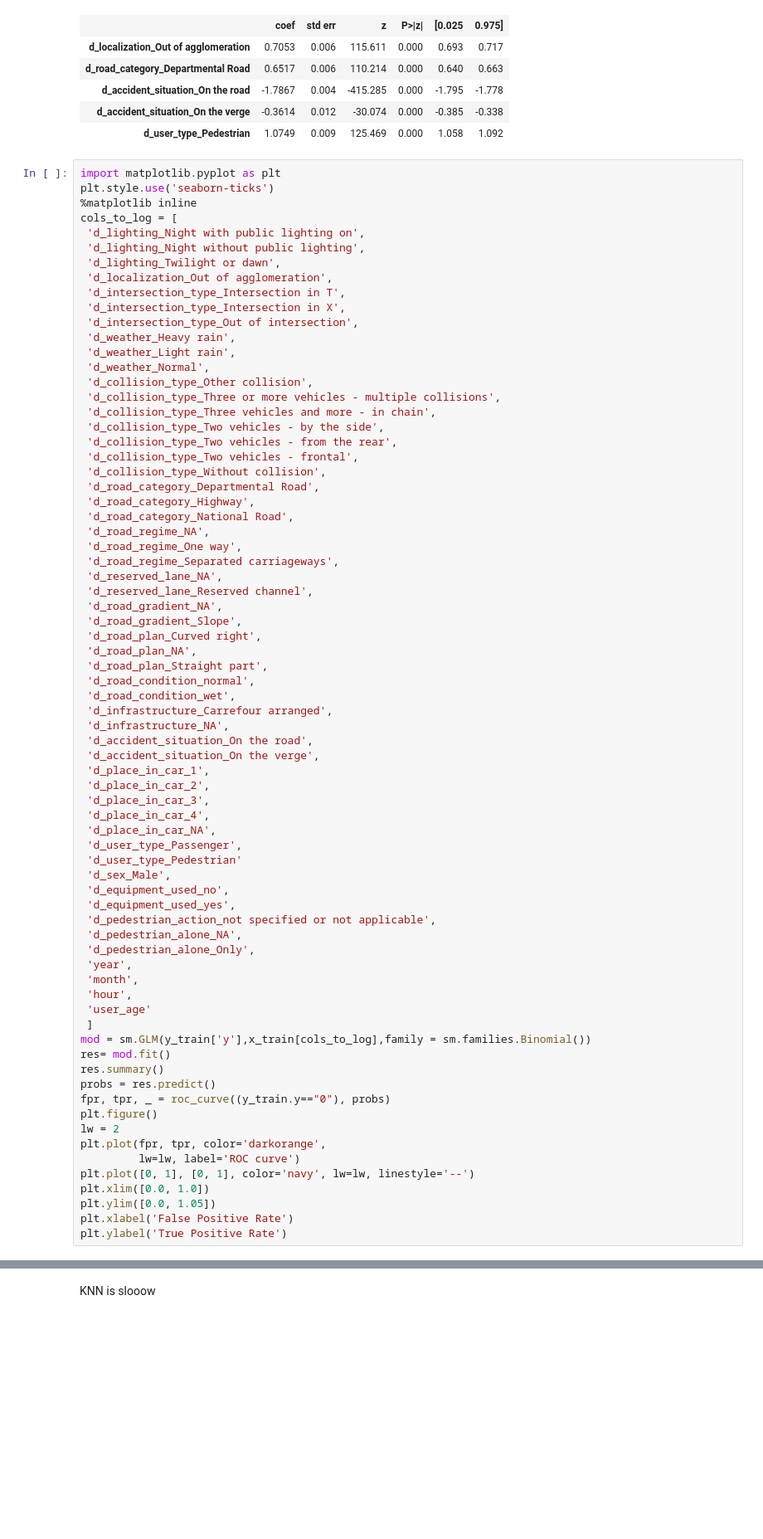
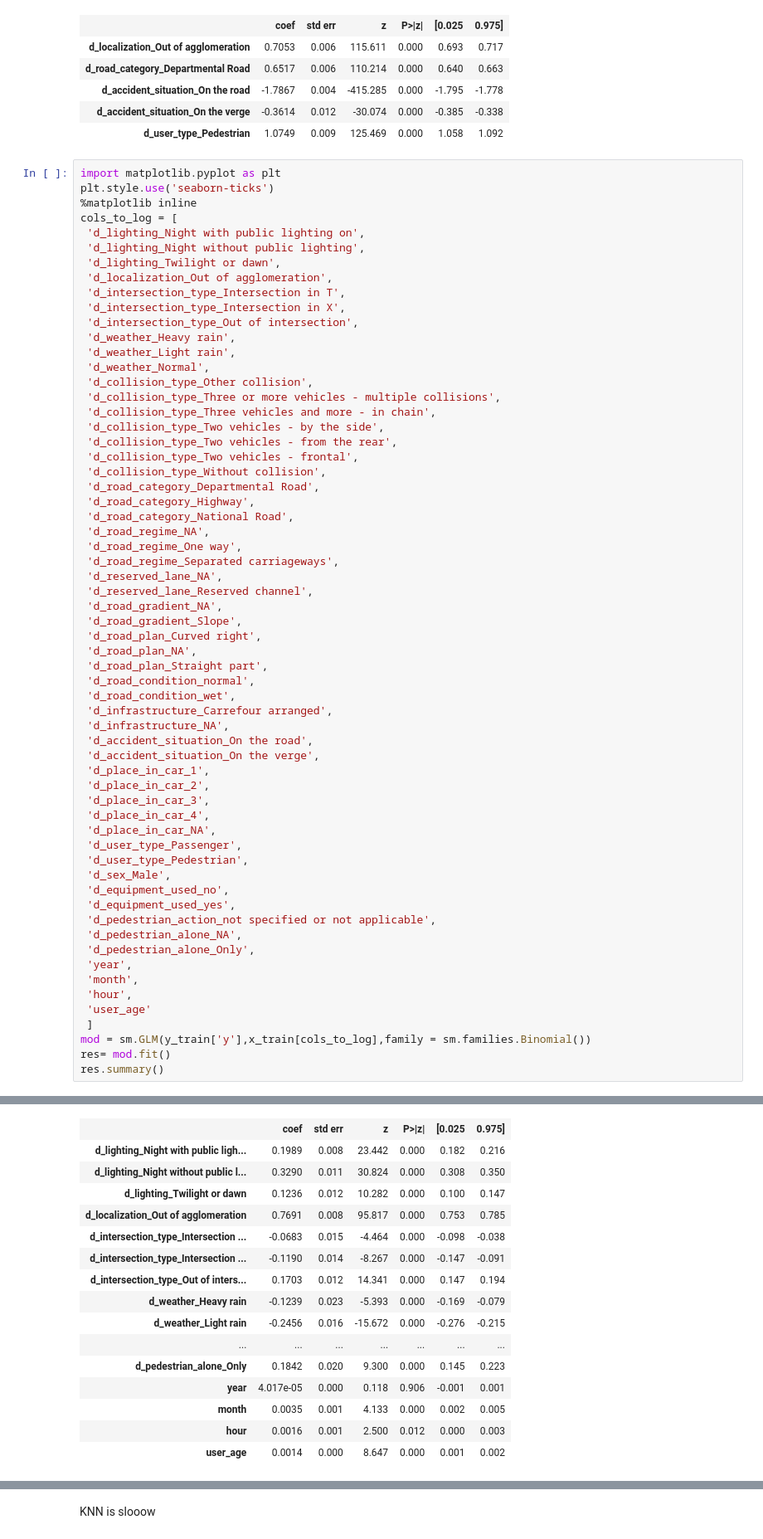
Before and after one commit to kmatusz/accidents, a Jupyter notebook: Modeling.ipynb, the cells around one changed output, grey strips where cells are left out. Shown: that part at 83% size. Drawn from its saved outputs; the diff is of its cells as text; blank space fills up the shorter version.

```diff
--- a/Modeling.ipynb
+++ b/Modeling.ipynb
@@ -697,7 +753,7 @@ cols_to_log = [
  'd_place_in_car_4',
  'd_place_in_car_NA',
  'd_user_type_Passenger',
- 'd_user_type_Pedestrian'
+ 'd_user_type_Pedestrian',
  'd_sex_Male',
  'd_equipment_used_no',
  'd_equipment_used_yes',
@@ -712,14 +768,4 @@ cols_to_log = [
 mod = sm.GLM(y_train['y'],x_train[cols_to_log],family = sm.families.Binomial())
 res= mod.fit()
 res.summary()
-probs = res.predict()
-fpr, tpr, _ = roc_curve((y_train.y=="0"), probs)
-plt.figure()
-lw = 2
-plt.plot(fpr, tpr, color='darkorange',
-         lw=lw, label='ROC curve')
-plt.plot([0, 1], [0, 1], color='navy', lw=lw, linestyle='--')
-plt.xlim([0.0, 1.0])
-plt.ylim([0.0, 1.05])
-plt.xlabel('False Positive Rate')
-plt.ylabel('True Positive Rate')
+# %% [output]
@@ -725,0 +782,16 @@ plt.ylabel('True Positive Rate')
+|  | coef | std err | z | P>|z| | [0.025 | 0.975] |
+| d_lighting_Night with public ligh... | 0.1989 | 0.008 | 23.442 | 0.000 | 0.182 | 0.216 |
+| d_lighting_Night without public l... | 0.3290 | 0.011 | 30.824 | 0.000 | 0.308 | 0.350 |
+| d_lighting_Twilight or dawn | 0.1236 | 0.012 | 10.282 | 0.000 | 0.100 | 0.147 |
+| d_localization_Out of agglomeration | 0.7691 | 0.008 | 95.817 | 0.000 | 0.753 | 0.785 |
+| d_intersection_type_Intersection ... | -0.0683 | 0.015 | -4.464 | 0.000 | -0.098 | -0.038 |
+| d_intersection_type_Intersection ... | -0.1190 | 0.014 | -8.267 | 0.000 | -0.147 | -0.091 |
+| d_intersection_type_Out of inters... | 0.1703 | 0.012 | 14.341 | 0.000 | 0.147 | 0.194 |
+| d_weather_Heavy rain | -0.1239 | 0.023 | -5.393 | 0.000 | -0.169 | -0.079 |
+| d_weather_Light rain | -0.2456 | 0.016 | -15.672 | 0.000 | -0.276 | -0.215 |
+| ... | ... | ... | ... | ... | ... | ... |
+| d_pedestrian_alone_Only | 0.1842 | 0.020 | 9.300 | 0.000 | 0.145 | 0.223 |
+| year | 4.017e-05 | 0.000 | 0.118 | 0.906 | -0.001 | 0.001 |
+| month | 0.0035 | 0.001 | 4.133 | 0.000 | 0.002 | 0.005 |
+| hour | 0.0016 | 0.001 | 2.500 | 0.012 | 0.000 | 0.003 |
+| user_age | 0.0014 | 0.000 | 8.647 | 0.000 | 0.001 | 0.002 |
```
Also changed, not shown: parts of 8 cells of this notebook.
